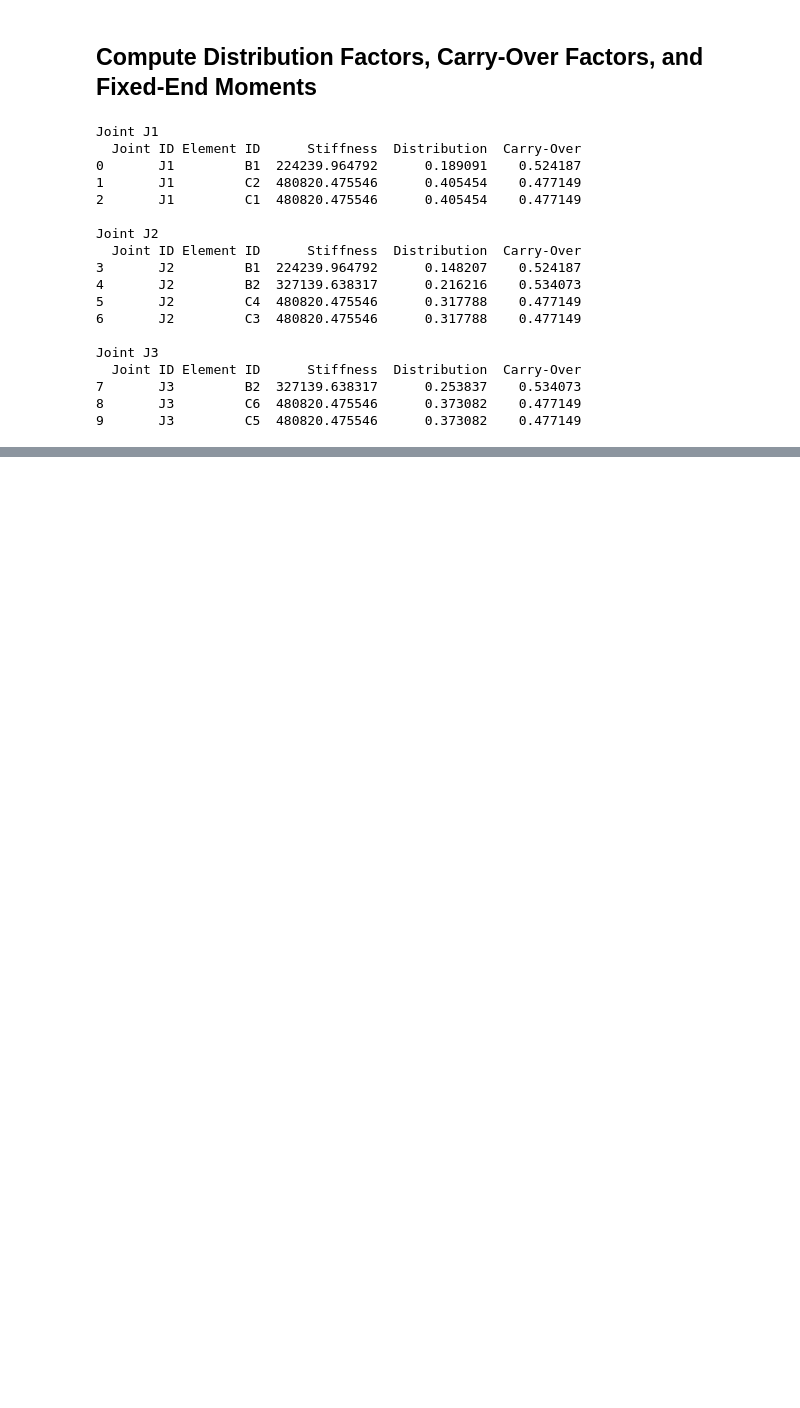
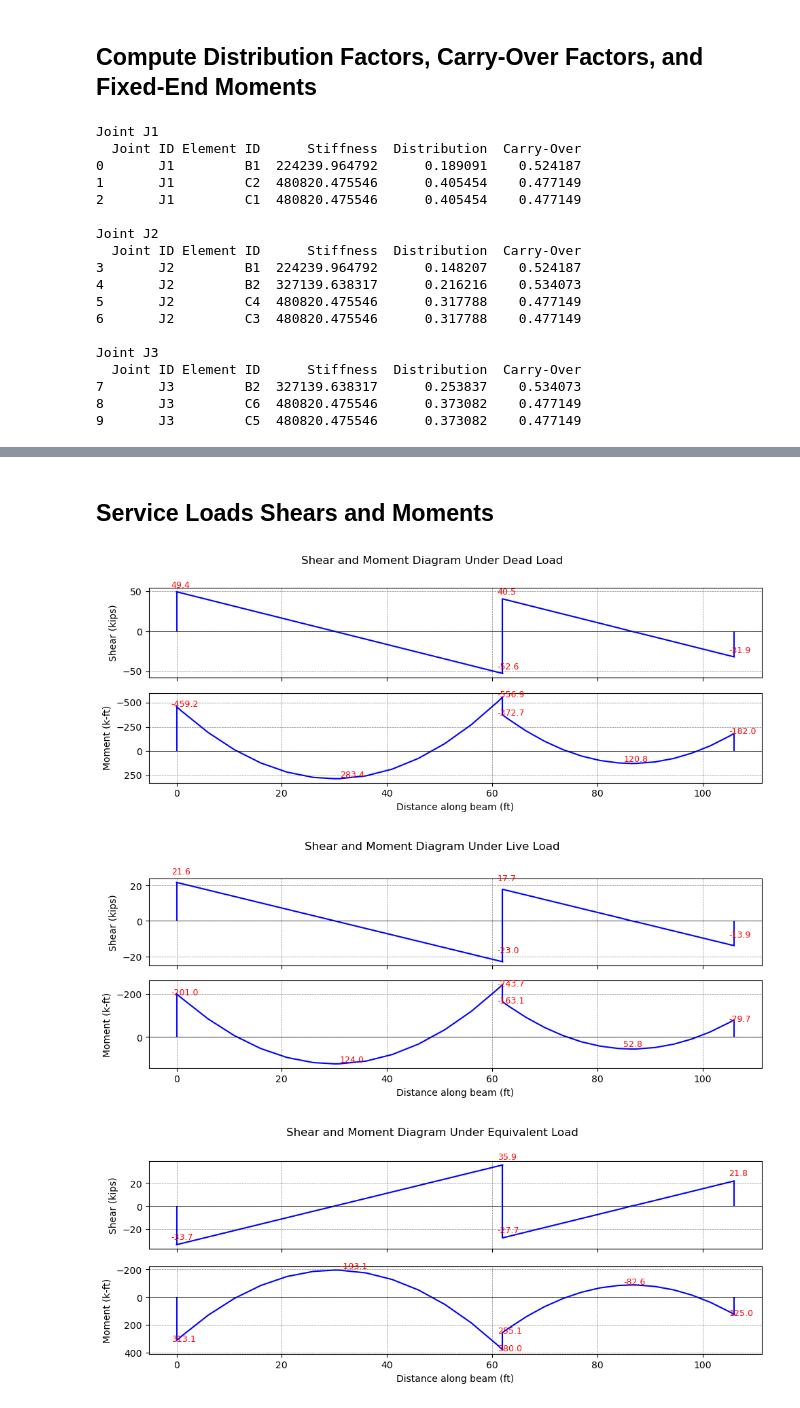
Before and after one commit to hkaragah/hkaragah.github.io, a Jupyter notebook: structure/concrete_shear/prestressed_determinate_beam/prestressed_determinate_beam.ipynb, the cells around one changed output, grey strips where cells are left out. Cells and saved outputs as stored; diff of their text form; code cells hidden in the pictures; blank space fills up the shorter version.

Commit message:
Added service stress check to prestressed_determinate_beam.ipynb, mofied shapes.py to compute section modulus for rectangle and t-section, modified analysis.py

```diff
--- a/structure/concrete_shear/prestressed_determinate_beam/prestressed_determinate_beam.ipynb
+++ b/structure/concrete_shear/prestressed_determinate_beam/prestressed_determinate_beam.ipynb
@@ -257,13 +258,13 @@ a=16.1 in (from the bottom of the beam)
 # %% [markdown]
 ## Determine Actual Prestressing Equivalent Loads
 # %%
-w_eq_ab = 8 * F * (ecc_ab / 12) / (l_ab**2) # k/ft
-w_eq_bc = 8 * F * (ecc_bc / 12) / (l_bc**2) # k/ft
+w_eq_ab = -8 * F * (ecc_ab / 12) / (l_ab**2) # k/ft, upward negative
+w_eq_bc = -8 * F * (ecc_bc / 12) / (l_bc**2) # k/ft, upward negative
 
 print(f"{'Span':<7}{'w_eq (klf)':<16}{'a (in)':<10}{'mid-span drape (in)':<15}")
 print(f"{'-'*7:<7}{'-'*15:<15}{'-'*15:<15}{'-'*15:<15}")
-print(f"{'AB':<7}{w_eq_ab:.3f} ({100*w_eq_ab/w_conc:.1f}{'%)':<5}{ecc_ab:<10.3f}{beams[0].depth * 12 - cgs_ab:<15.3f}")
-print(f"{'BC':<7}{w_eq_bc:.3f} ({100*w_eq_bc/w_conc:.1f}{'%)':<5}{ecc_bc:<10.3f}{beams[1].depth * 12 - cgs_bc:<15.3f}")
+print(f"{'AB':<7}{w_eq_ab:.3f} ({100*abs(w_eq_ab/w_conc):.1f}{'%)':<5}{ecc_ab:<10.3f}{beams[0].depth * 12 - cgs_ab:<15.3f}")
+print(f"{'BC':<7}{w_eq_bc:.3f} ({100*abs(w_eq_bc/w_conc):.1f}{'%)':<5}{ecc_bc:<10.3f}{beams[1].depth * 12 - cgs_bc:<15.3f}")
 # %% [output]
 Span   w_eq (klf)      a (in)    mid-span drape (in)
 ----------------------------------------------------
@@ -313,0 +317,26 @@ Joint J3
+# %%
+# Compute fixed-end moments for each beam under dead, live, and equivalent prestressing loads
+loads = {
+    "Dead": [w_dead, w_dead],
+    "Live": [w_live, w_live],
+    "Equivalent": [w_eq_ab, w_eq_bc]
+}
+
+FEM = {}
+for i, beam in enumerate(beams):
+    for load_name, load_value in loads.items():
+        M_A, M_B = get_fixed_end_moment_uniform_load(
+            uniform_load=load_value[i],
+            length=beam.length,
+            left_rigid_length=beam.start_rigid_length,
+            right_rigid_length=beam.end_rigid_length
+        )
+        FEM[(beam.id, load_name)] = (M_A, M_B)
+
+fem_df = pd.DataFrame.from_dict(
+    FEM,
+    orient='index',
+    columns=['FEM_left (k-ft)', 'FEM_right (k-ft)']
+)
+
+fem_df
@@ -313,0 +351,2 @@ Joint J3
+# %% [markdown]
+## Service Loads Shears and Moments
@@ -313,0 +439,11 @@ Joint J3
+# %%
+for load_case in uniform_loads.keys():
+    plot_moment_shear_diagrams(
+        beams,
+        X, {'Shear (kips)': V[load_case], 'Moment (k-ft)': M[load_case]},
+        figsize=(10, 4),
+        title=f"Shear and Moment Diagram Under {load_case} Load")
+# %% [output]
+[figure, added]
+[figure, added]
+[figure, added]
```
Also changed, not shown: parts of 10 cells of this notebook, 2 other files.
